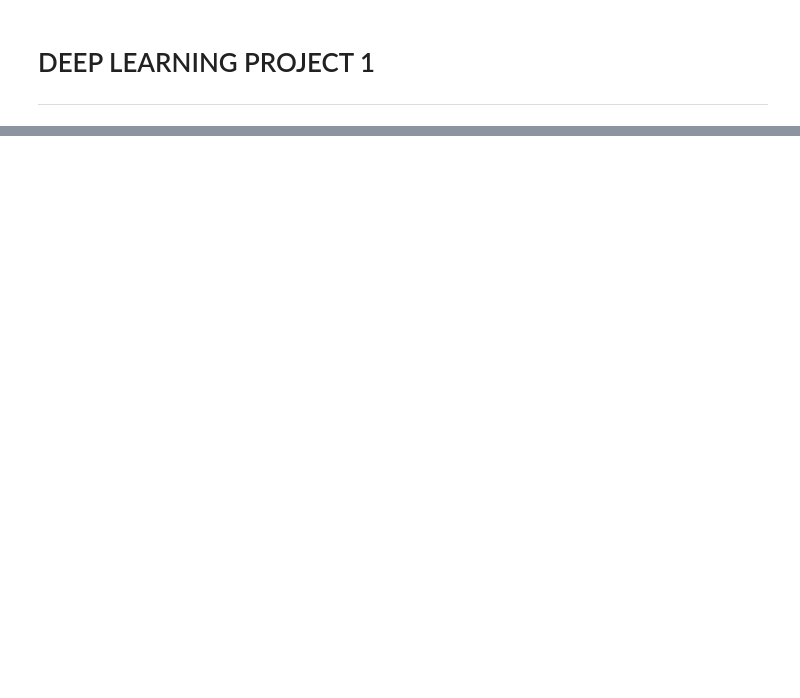
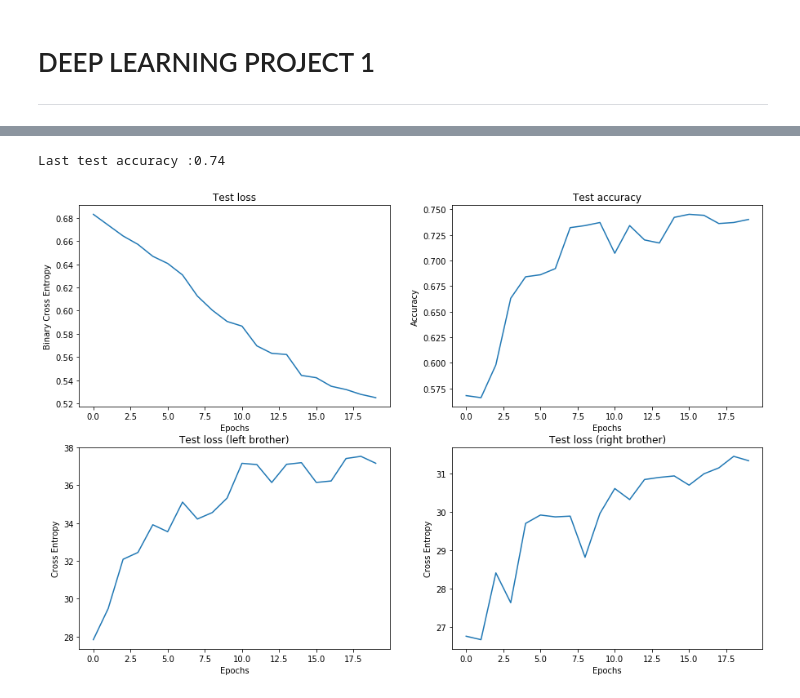
Before and after one commit to hm-haitham/DeepLearning, a Jupyter notebook: project_1/deep_learning_1_vGK.ipynb, the cells around one changed output, grey strips where cells are left out. Drawn from its saved outputs; the diff is of its cells as text; code cells hidden in the pictures; blank space fills up the shorter version.

```diff
--- a/project_1/deep_learning_1_vGK.ipynb
+++ b/project_1/deep_learning_1_vGK.ipynb
@@ -63,0 +221,31 @@ print(accuracy)
+# %%
+plt.figure(figsize=(15,10))
+
+plt.subplot(2,2,1)
+plt.plot(range(1, EPOCHS+1), te_loss2)
+plt.xlabel('Epochs')
+plt.ylabel('Binary Cross Entropy')
+plt.title('Test loss')
+
+plt.subplot(2,2,2)
+plt.plot(range(1, EPOCHS+1), te_acc2)
+plt.title('Test accuracy')
+plt.xlabel("Epochs")
+plt.ylabel("Accuracy")
+
+plt.subplot(2,2,3)
+plt.plot(range(1, EPOCHS+1), te_loss2_l)
+plt.xlabel('Epochs')
+plt.ylabel('Cross Entropy')
+plt.title('Test loss (left brother)')
+
+plt.subplot(2,2,4)
+plt.plot(range(1, EPOCHS+1), te_loss2_r)
+plt.xlabel('Epochs')
+plt.ylabel('Cross Entropy')
+plt.title('Test loss (right brother)')
+
+print("Last test accuracy :" + str(te_acc2[-1]))
+# %% [output]
+Last test accuracy :0.74
+[figure, added]
```
Also changed, not shown: parts of 62 cells of this notebook, 11 other files.
